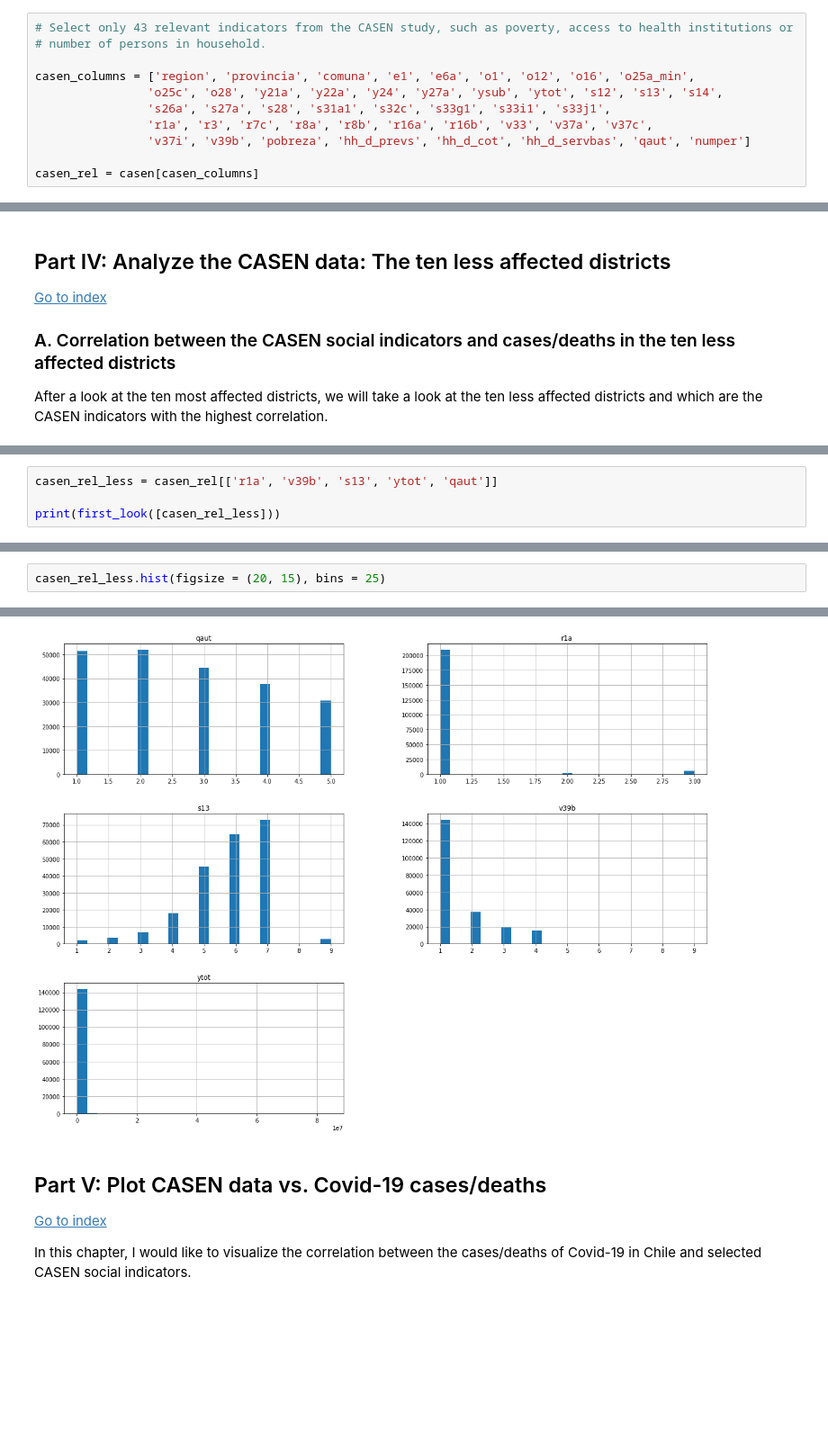
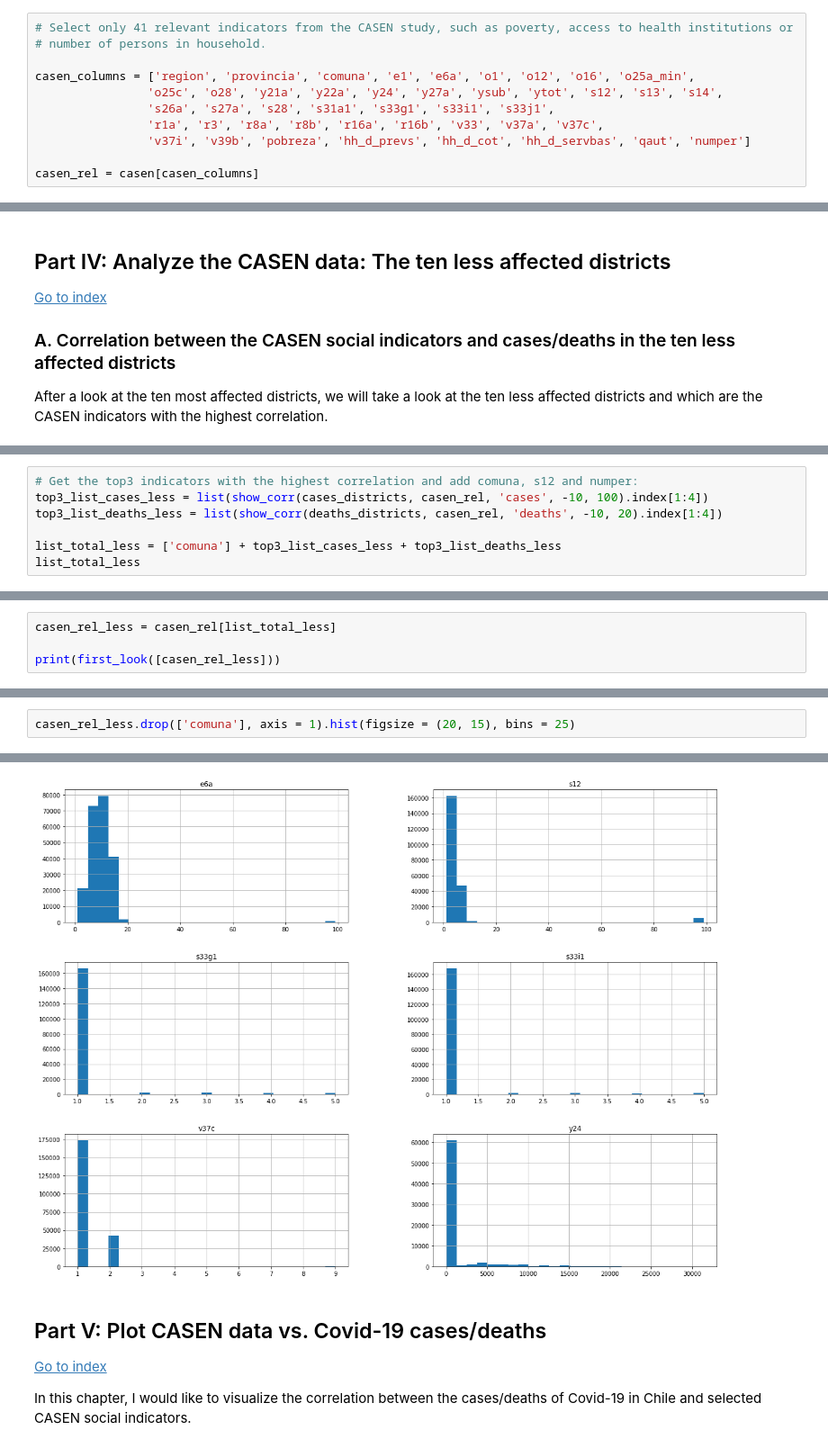
Before and after one commit to muellermax/Chile-Capstone, a Jupyter notebook: Chile Capstone.ipynb, the cells around one changed output, grey strips where cells are left out. Shown at 90% size. Drawn from its saved outputs; the diff is of its cells as text; blank space fills up the shorter version.

```diff
--- a/Chile Capstone.ipynb
+++ b/Chile Capstone.ipynb
@@ -100,13 +100,13 @@ worldbank_population['Country Name'] = worldbank_population['Country Name'].repl
 worldbank_population['Country Name'] = worldbank_population['Country Name'].replace('Brunei Darussalam', 'Brunei')
 worldbank_population['Country Name'] = worldbank_population['Country Name'].replace('Bahamas, The', 'Bahamas')
 # %%
-# Select only 43 relevant indicators from the CASEN study, such as poverty, access to health institutions or
+# Select only 41 relevant indicators from the CASEN study, such as poverty, access to health institutions or
 # number of persons in household.
 
 casen_columns = ['region', 'provincia', 'comuna', 'e1', 'e6a', 'o1', 'o12', 'o16', 'o25a_min',
                 'o25c', 'o28', 'y21a', 'y22a', 'y24', 'y27a', 'ysub', 'ytot', 's12', 's13', 's14',
-                's26a', 's27a', 's28', 's31a1', 's32c', 's33g1', 's33i1', 's33j1',
-                'r1a', 'r3', 'r7c', 'r8a', 'r8b', 'r16a', 'r16b', 'v33', 'v37a', 'v37c',
+                's26a', 's27a', 's28', 's31a1', 's33g1', 's33i1', 's33j1',
+                'r1a', 'r3', 'r8a', 'r8b', 'r16a', 'r16b', 'v33', 'v37a', 'v37c',
                 'v37i', 'v39b', 'pobreza', 'hh_d_prevs', 'hh_d_cot', 'hh_d_servbas', 'qaut', 'numper']
 
 casen_rel = casen[casen_columns]
@@ -763 +736,8 @@ s26a            0.452553
 dtype: float64
+# %%
+# Get the top3 indicators with the highest correlation and add comuna, s12 and numper:
+top3_list_cases_less = list(show_corr(cases_districts, casen_rel, 'cases', -10, 100).index[1:4])
+top3_list_deaths_less = list(show_corr(deaths_districts, casen_rel, 'deaths', -10, 20).index[1:4])
+
+list_total_less = ['comuna'] + top3_list_cases_less + top3_list_deaths_less
+list_total_less
@@ -774,5 +750,5 @@ The indicators that have the highest correlation with Covid-19 cases/deaths in C
 # %%
-casen_rel_less = casen_rel[['r1a', 'v39b', 's13', 'ytot', 'qaut']]
+casen_rel_less = casen_rel[list_total_less]
 
 print(first_look([casen_rel_less]))
 # %% [output]
@@ -794,16 +770,16 @@ max         5.000000
 ---
 None
 # %%
-casen_rel_less.hist(figsize = (20, 15), bins = 25)
+casen_rel_less.drop(['comuna'], axis = 1).hist(figsize = (20, 15), bins = 25)
 # %% [output]
 array([[<matplotlib.axes._subplots.AxesSubplot object at 0x...>,
         <matplotlib.axes._subplots.AxesSubplot object at 0x...>],
        [<matplotlib.axes._subplots.AxesSubplot object at 0x...>,
         <matplotlib.axes._subplots.AxesSubplot object at 0x...>],
        [<matplotlib.axes._subplots.AxesSubplot object at 0x...>,
         <matplotlib.axes._subplots.AxesSubplot object at 0x...>]],
       dtype=object)
-[figure, old version]
+[figure, new version]
 # %% [markdown]
 ## <a class="anchor" id="part-v">Part V: Plot CASEN data vs. Covid-19 cases/deaths</a>
 
```
Also changed, not shown: parts of 27 cells of this notebook, 10 other files.
